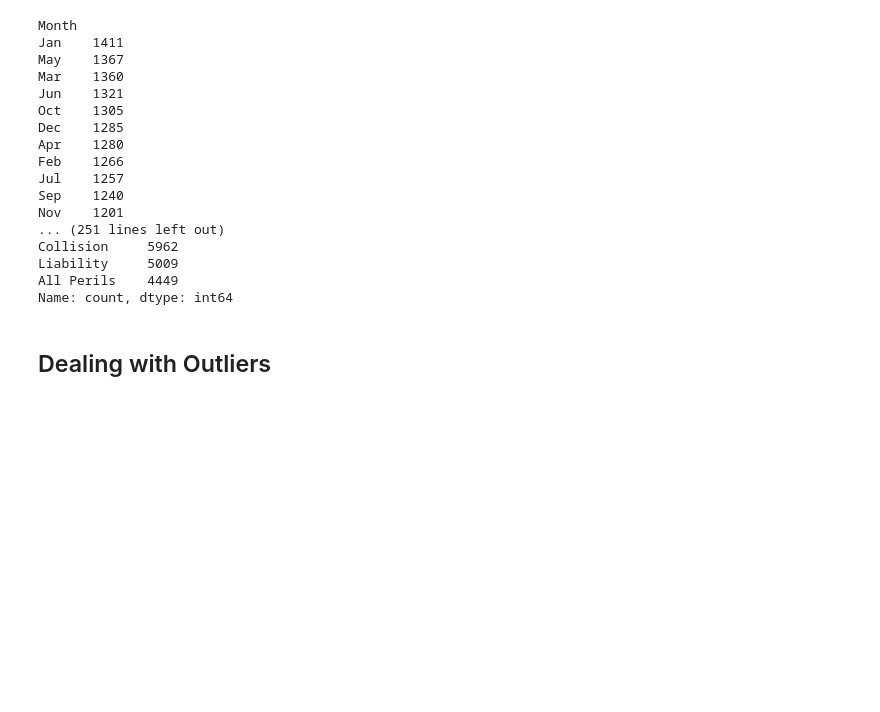
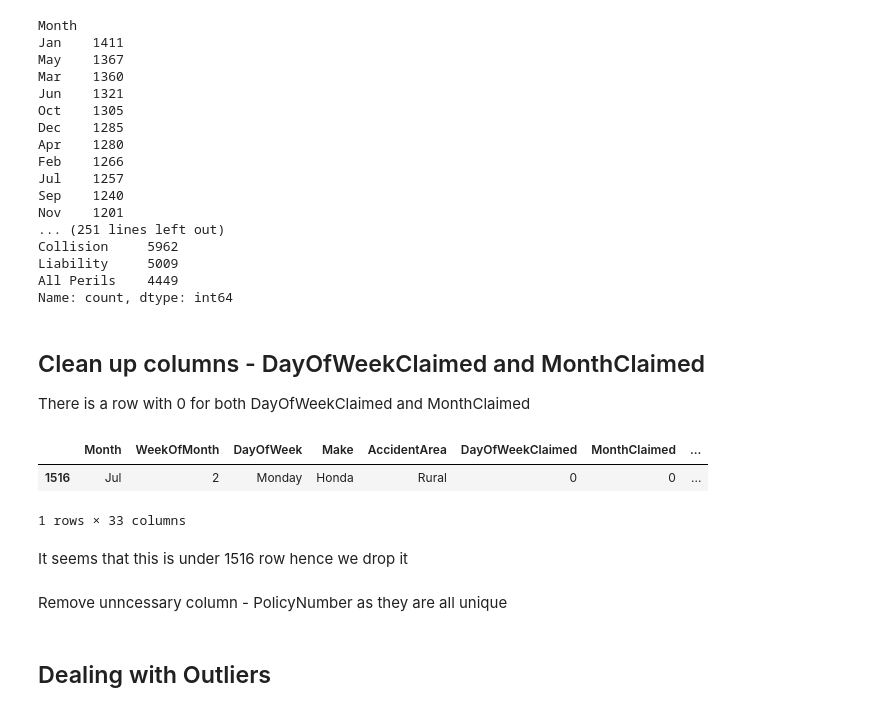
Before and after one commit to irungus/Applied-Machine-Learning, a Jupyter notebook: POA CAT 1.ipynb, the cells around one changed output. Saved outputs shown, nothing was run; the diff lists cells and outputs as text; code cells hidden in the pictures; blank space fills up the shorter version.

```diff
--- a/POA CAT 1.ipynb
+++ b/POA CAT 1.ipynb
@@ -208,3 +208,14 @@ Collision     5962
 Liability     5009
 All Perils    4449
 Name: count, dtype: int64
+# %% [markdown]
+## Clean up columns - DayOfWeekClaimed and MonthClaimed
+There is a row with 0 for both DayOfWeekClaimed and MonthClaimed
+# %%
+data.loc[(data['MonthClaimed'] == '0') & (data['DayOfWeekClaimed'] == '0')]
+# %% [output]
+|  | Month | WeekOfMonth | DayOfWeek | Make | AccidentArea | DayOfWeekClaimed | MonthClaimed | ... |
+| 1516 | Jul | 2 | Monday | Honda | Rural | 0 | 0 | ... |
+1 rows × 33 columns
+# %% [markdown]
+It seems that this is under 1516 row hence we drop it
@@ -210,0 +228,2 @@ Name: count, dtype: int64
+# %% [markdown]
+Remove unncessary column - PolicyNumber as they are all unique
```
Also changed, not shown: parts of 3 cells of this notebook.
